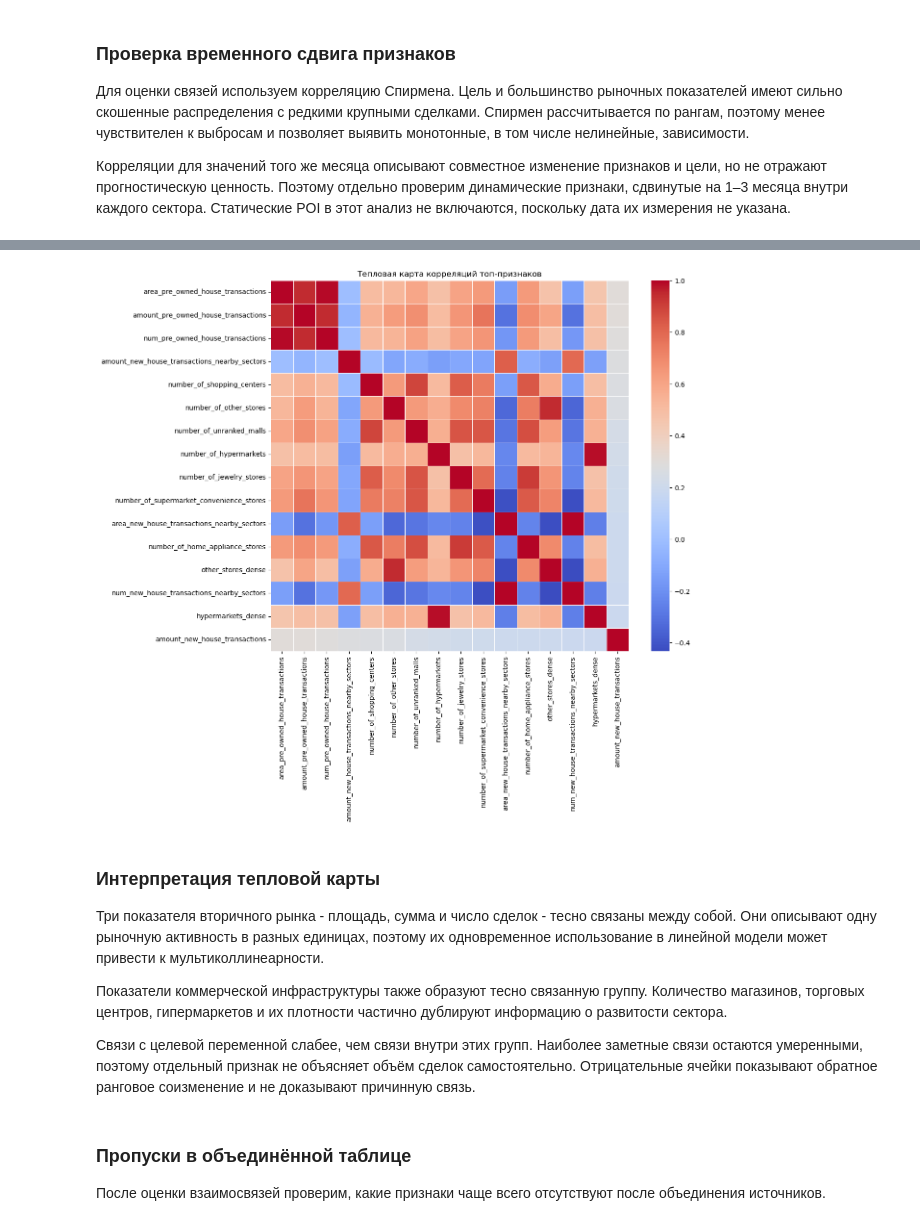
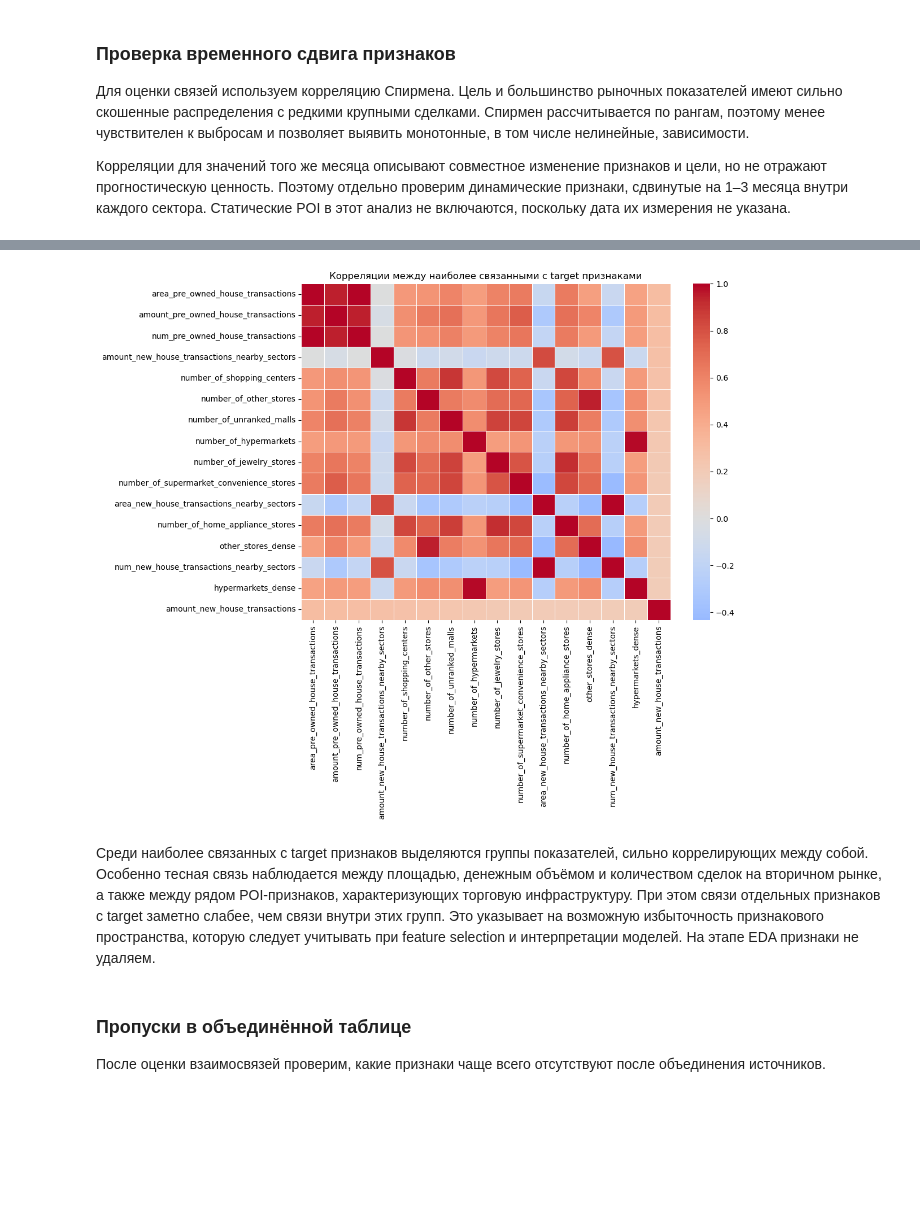
Before and after one commit to nikkyzp/ml-project, a Jupyter notebook: EDA.ipynb, the cells around one changed output, grey strips where cells are left out. Saved outputs shown, nothing was run; the diff lists cells and outputs as text; code cells hidden in the pictures; blank space fills up the shorter version.

```diff
--- a/EDA.ipynb
+++ b/EDA.ipynb
@@ -1895,27 +1975,27 @@ df_eda = df_eda.merge(
     validate="many_to_one"
 )
 
-# Месячные таблицы уровня «месяц + сектор»
 monthly_tables = [
-    df_lt,
-    df_ltns,
-    df_poht,
-    df_pohtns,
-    df_nhtns
+    df_lt_eda,
+    df_ltns_eda,
+    df_poht_eda,
+    df_pohtns_eda,
+    df_nhtns_eda
 ]
 
 for table in monthly_tables:
-    table = table.copy()
-    table["month_dt"] = pd.to_datetime(table["month"], format="%Y-%b")
-    table = table.drop(columns="month")
+    cols_to_drop = ["month"] if "month" in table.columns else []
 
     df_eda = df_eda.merge(
-        table,
+        table.drop(columns=cols_to_drop),
         on=["month_dt", "sector"],
         how="left",
         validate="one_to_one"
     )
 
 print("Размер объединённой таблицы:", df_eda.shape)
+print("Количество строк:", len(df_eda))
+print("Наблюдений с target:", df_eda[TARGET].notna().sum())
+print("Пропусков в target:", df_eda[TARGET].isna().sum())
 # %% [output]
 Размер объединённой таблицы: (6432, 170)
@@ -2041,26 +2204,29 @@ POI не участвовали в лаговом анализе, посколь
 # %%
-# топ-15 признаков по корреляции с целью
 top_features = target_correlations.head(15).index.tolist()
 
-# Добавим важные признаки, исключив дубликаты
-extra_features = ['area_pre_owned_house_transactions', 'num_pre_owned_house_transactions']
-top_features = list(dict.fromkeys(top_features + extra_features))
+corr_matrix = (
+    df_eda[top_features + [TARGET]]
+    .corr(method="spearman")
+)
 
-plt.figure(figsize=(12, 10)) # Немного уменьшим размер, т.к. дублей не будет
-correlation_matrix = df_eda[top_features + [TARGET]].corr(method='spearman')
-sns.heatmap(correlation_matrix, annot=False, cmap='coolwarm', linewidths=.5)
-plt.title('Тепловая карта корреляций топ-признаков')
+plt.figure(figsize=(12, 10))
+
+sns.heatmap(
+    corr_matrix,
+    annot=False,
+    cmap="coolwarm",
+    center=0,
+    linewidths=0.5
+)
+
+plt.title("Корреляции между наиболее связанными с target признаками")
+
+plt.tight_layout()
 plt.show()
 # %% [output]
-[figure, old version]
+[figure, new version]
 # %% [markdown]
-### Интерпретация тепловой карты
-
-Три показателя вторичного рынка - площадь, сумма и число сделок - тесно связаны между собой. Они описывают одну рыночную активность в разных единицах, поэтому их одновременное использование в линейной модели может привести к мультиколлинеарности.
-
-Показатели коммерческой инфраструктуры также образуют тесно связанную группу. Количество магазинов, торговых центров, гипермаркетов и их плотности частично дублируют информацию о развитости сектора.
-
-Связи с целевой переменной слабее, чем связи внутри этих групп. Наиболее заметные связи остаются умеренными, поэтому отдельный признак не объясняет объём сделок самостоятельно. Отрицательные ячейки показывают обратное ранговое соизменение и не доказывают причинную связь.
+Среди наиболее связанных с target признаков выделяются группы показателей, сильно коррелирующих между собой. Особенно тесная связь наблюдается между площадью, денежным объёмом и количеством сделок на вторичном рынке, а также между рядом POI-признаков, характеризующих торговую инфраструктуру. При этом связи отдельных признаков с target заметно слабее, чем связи внутри этих групп. Это указывает на возможную избыточность признакового пространства, которую следует учитывать при feature selection и интерпретации моделей. На этапе EDA признаки не удаляем.
 # %% [markdown]
 ### Пропуски в объединённой таблице
 
```
Also changed, not shown: parts of 30 cells of this notebook.
